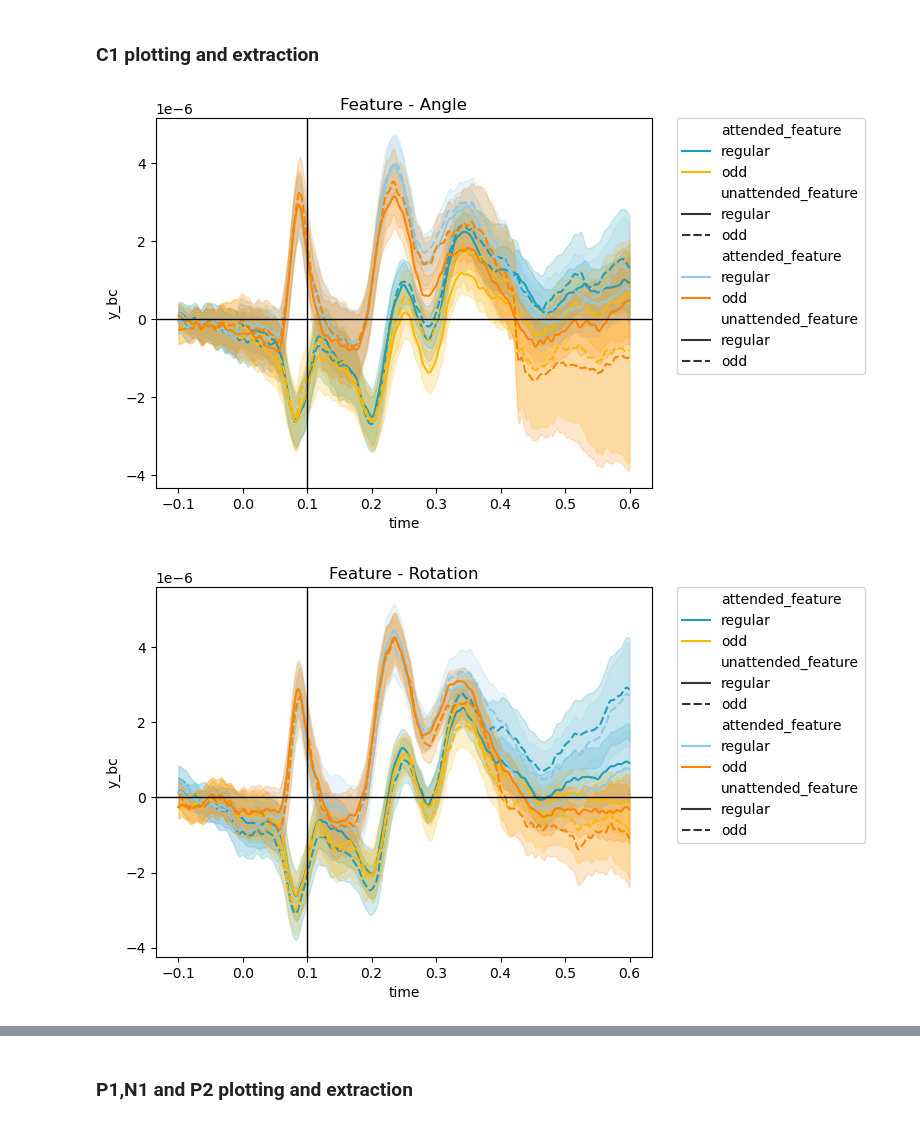
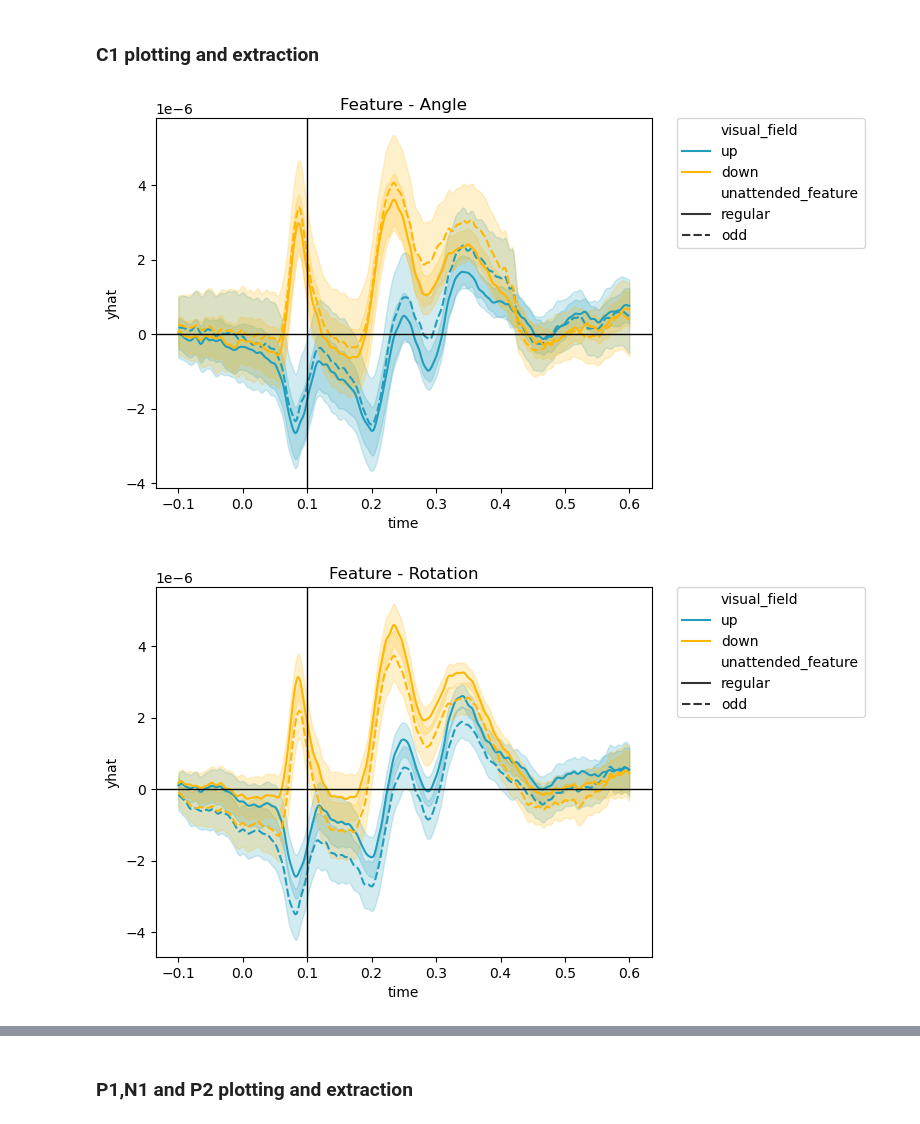
Before and after one commit to maxvanmigem/low-level-visual-prediction-processing, a Jupyter notebook: data_manipulation/erp_measures.ipynb, the cells around one changed output, grey strips where cells are left out. Drawn from its saved outputs; the diff is of its cells as text; code cells hidden in the pictures.

```diff
--- a/data_manipulation/erp_measures.ipynb
+++ b/data_manipulation/erp_measures.ipynb
@@ -127,48 +127,48 @@ df = df[df['sequence']==2]
 df['visual_field'] = np.where(df['position'].isin([1, 2]), 'up', 'down')
 df_c1 = df[df['selected_ch']]
 
 
-side = 'up'
-y = 'y_bc'
+side = 'down'
+y = 'yhat'
 
 plt.subplots(1,1,sharey=False,sharex=False)
 
-sns.lineplot(data=df_c1[df_c1['feature'] == 'angle'][df_c1['visual_field']==side],
+sns.lineplot(data=df_c1[df_c1['feature'] == 'angle'],
             x='time',y= y,
-            hue='attended_feature',style= 'unattended_feature',
+            hue='visual_field',style= 'unattended_feature',
             palette=line_colours1,
             errorbar='se')
-sns.lineplot(data=df_c1[df_c1['feature'] == 'angle'][df_c1['visual_field']=='down'],
-            x='time',y= y,
-            hue='attended_feature',style= 'unattended_feature',
-            palette=line_colours2,
-            errorbar='se')
+# sns.lineplot(data=df_c1[df_c1['feature'] == 'angle'][df_c1['visual_field']=='down'],
+#             x='time',y= y,
+#             hue='attended_feature',style= 'unattended_feature',
+#             palette=line_colours2,
+#             errorbar='se')
 plt.title("Feature - Angle")
 plt.legend(bbox_to_anchor=(1.05, 1), loc='upper left', borderaxespad=0)
 plt.axhline(y=0, lw=1, c='black' )
 plt.axvline(x=0.1, lw=1, c='black' )
 plt.show()
 
 plt.subplots(1,1,sharey=False,sharex=False)
 
-sns.lineplot(data=df_c1[df_c1['feature'] == 'rotation'][df_c1['visual_field']==side],
+sns.lineplot(data=df_c1[df_c1['feature'] == 'rotation'],
             x='time',y= y,
-            hue='attended_feature',style= 'unattended_feature',
+            hue='visual_field',style= 'unattended_feature',
             palette=line_colours1,
             errorbar='se')
-sns.lineplot(data=df_c1[df_c1['feature'] == 'rotation'][df_c1['visual_field']=='down'],
-            x='time',y= y,
-            hue='attended_feature',style= 'unattended_feature',
-            palette=line_colours2,
-            errorbar='se')
+# sns.lineplot(data=df_c1[df_c1['feature'] == 'rotation'][df_c1['visual_field']=='down'],
+#             x='time',y= y,
+#             hue='attended_feature',style= 'unattended_feature',
+#             palette=line_colours2,
+#             errorbar='se')
 plt.title("Feature - Rotation")
 plt.legend(bbox_to_anchor=(1.05, 1), loc='upper left', borderaxespad=0)
 plt.axhline(y=0, lw=1, c='black' )
 plt.axvline(x=0.1, lw=1, c='black' )
 plt.show()
 
 # ax[1].axhline(y=0, lw=1, c='black' )
 # ax[1].axvline(x=0.1, lw=1, c='black' )
 # %% [output]
-[figure, old version]
+[figure, new version]
-[figure, old version]
+[figure, new version]
```
Also changed, not shown: parts of 5 cells of this notebook, 12 other files.
